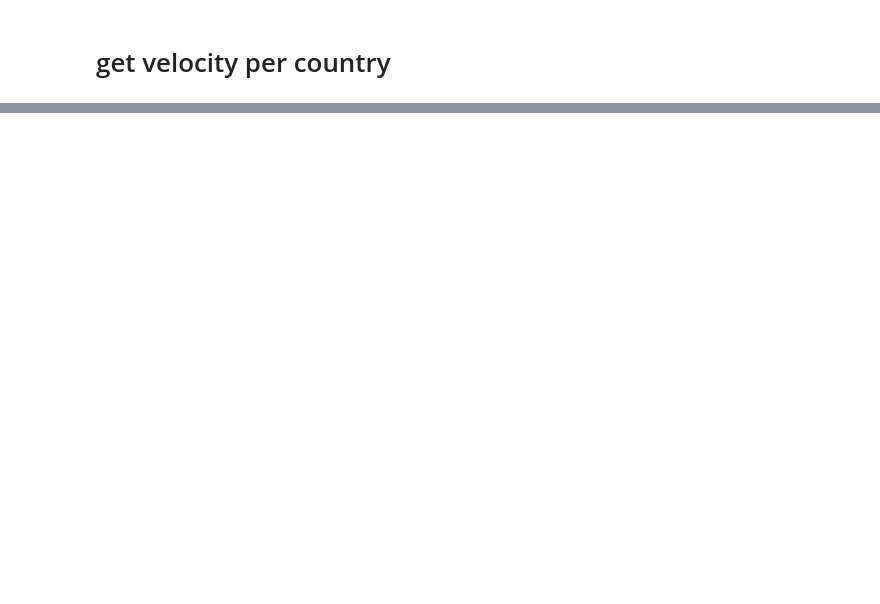
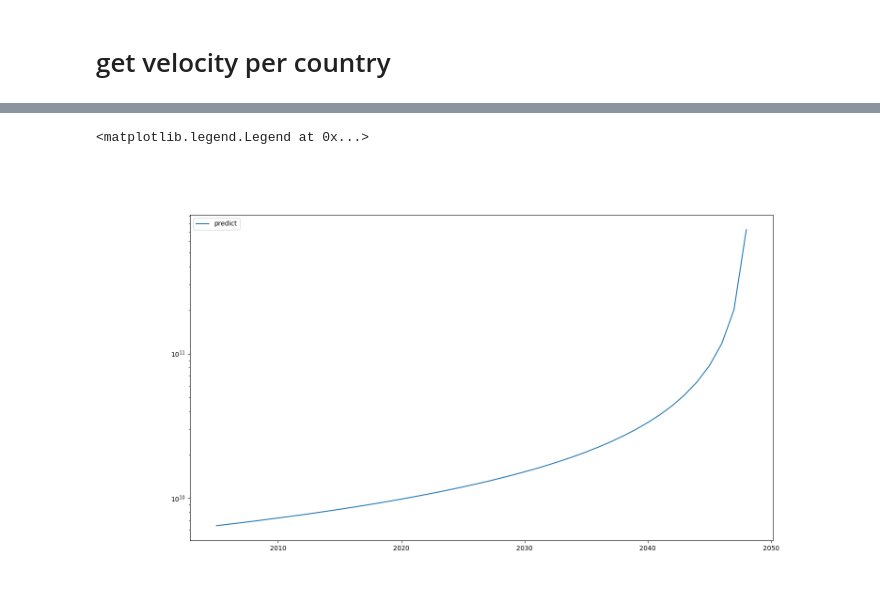
Before and after one commit to RepnikovPavel/GlobalDynamics, a Jupyter notebook: pop_approx.ipynb, the cells around one changed output, grey strips where cells are left out. Drawn from its saved outputs; the diff is of its cells as text; code cells hidden in the pictures; blank space fills up the shorter version.

```diff
--- a/pop_approx.ipynb
+++ b/pop_approx.ipynb
@@ -205,0 +248,11 @@ ax.legend()
+# %%
+t_ = np.arange(2005, 2049)
+preds_ = alpha*10**9/(T0-t_)
+fig,ax =plt.subplots()
+fig.set_size_inches(16,9)
+ax.plot(t_,preds_,label='predict')
+ax.set_yscale('log')
+ax.legend()
+# %% [output]
+<matplotlib.legend.Legend at 0x...>
+[figure, added]
```
Also changed, not shown: parts of 12 cells of this notebook, 6 other files.
